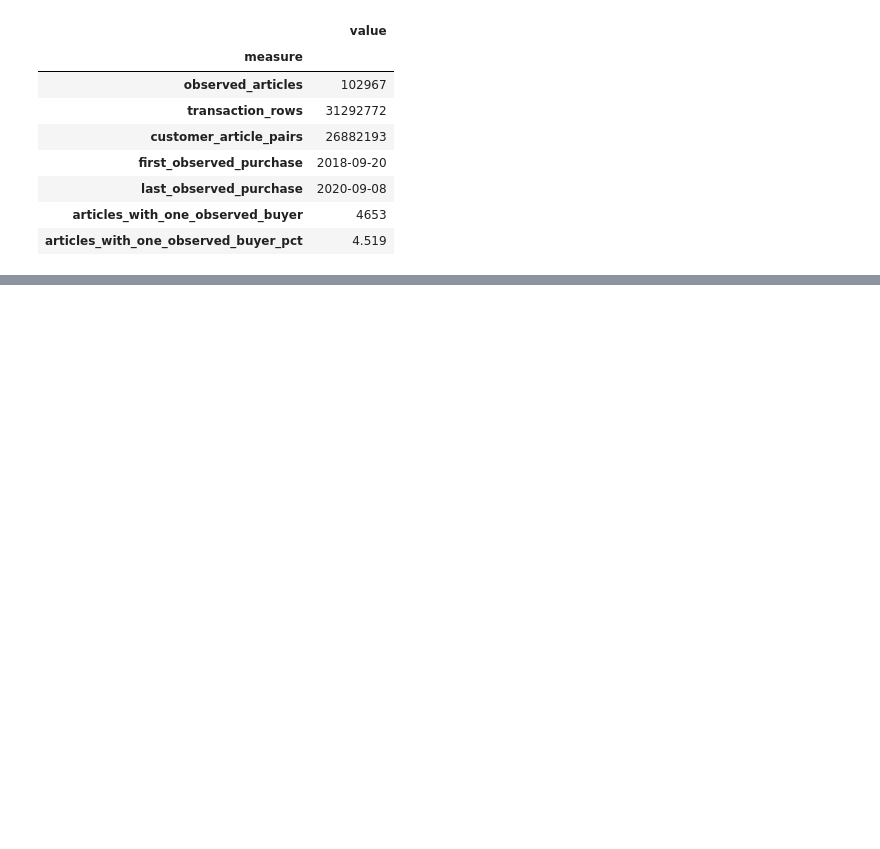
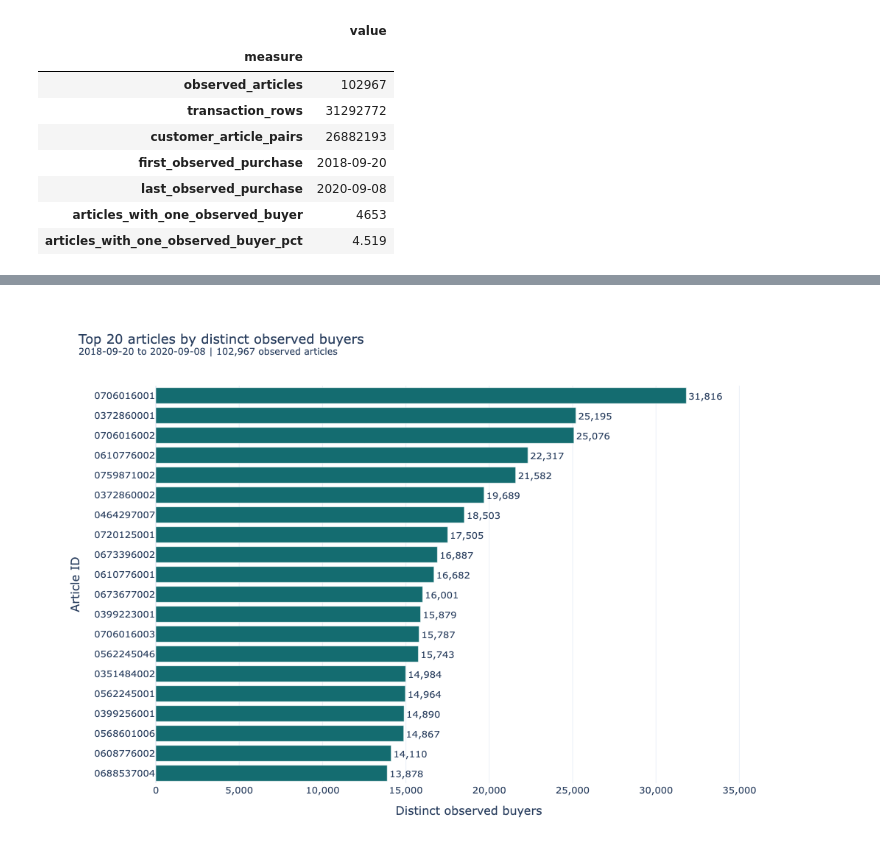
Before and after one commit to Songhai9/atelier-ai-project, a Jupyter notebook: notebooks/behavioral_eda.ipynb, the cells around one changed output, grey strips where cells are left out. Drawn from its saved outputs; the diff is of its cells as text; code cells hidden in the pictures; blank space fills up the shorter version.

```diff
--- a/notebooks/behavioral_eda.ipynb
+++ b/notebooks/behavioral_eda.ipynb
@@ -2407,0 +2613,14 @@ article_activity_summary
+# %%
+fig = make_article_popularity_figure(
+    ranking=top_articles_by_buyers,
+    metric="observed_buyers",
+    metric_label="Distinct observed buyers",
+    color="#146C70",
+)
+
+fig.show(
+    renderer="plotly_mimetype+png",
+    config={"displaylogo": False},
+)
+# %% [output]
+[figure, added]
```
Also changed, not shown: parts of 10 cells of this notebook.
